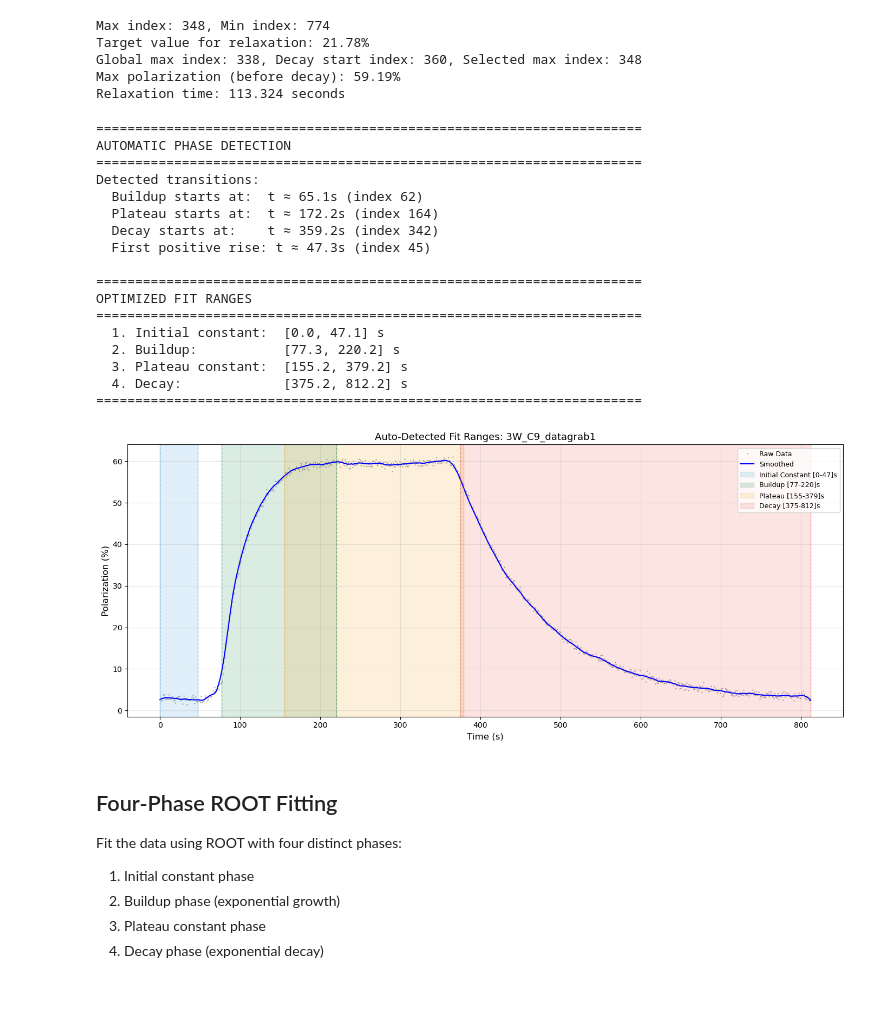
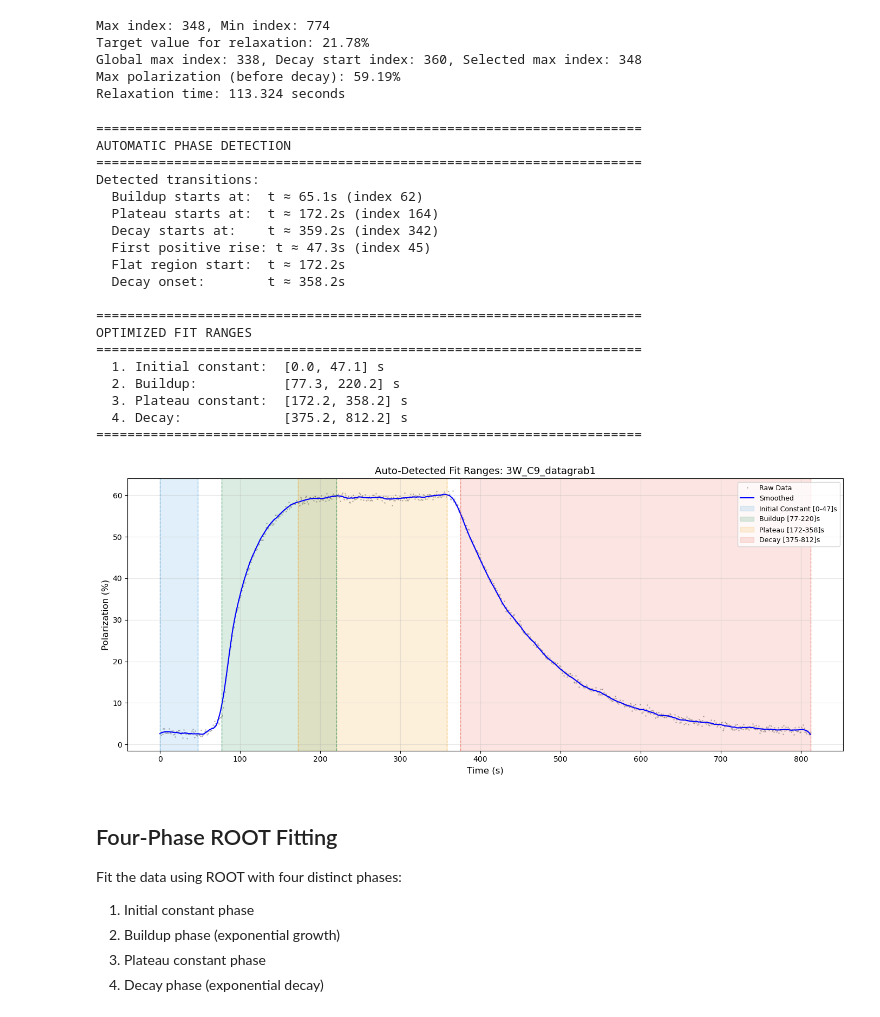
Before and after one commit to abhich2507/MEOP, a Jupyter notebook: power_dependence_analysis.ipynb, the cells around one changed output. Drawn from its saved outputs; the diff is of its cells as text; code cells hidden in the pictures.

```diff
--- a/power_dependence_analysis.ipynb
+++ b/power_dependence_analysis.ipynb
@@ -358,16 +358,44 @@ def compute_fit_ranges(df, verbose=True):
     buildup_range_max = best_bu_max
 
     # --- Optimize plateau/constant range ---
-    # Start: after buildup settles, End: before decay begins
-    best_pl_min = t_plateau_start
-    best_pl_max = t_decay_start
+    # Plateau must be STRICTLY inside the flat region:
+    #   Left end:  at or after t_flat_start (confirmed near-zero derivative)
+    #   Right end: before the first negative derivative kick (decay onset)
+    # Both endpoints must have near-zero derivative.
+
+    # Find where decay truly begins: walk backward from decay_start_idx to find
+    # the last point where derivative is still near-zero before it goes negative.
+    decay_onset_idx = decay_start_idx
+    for i in range(decay_start_idx, plateau_start_idx, -1):
+        if abs(deriv_smooth[i]) < zero_threshold:
+            decay_onset_idx = i
+            break
+    t_decay_onset = time[decay_onset_idx]
+
+    if verbose:
+        print(f"  Flat region start:  t ≈ {t_flat_start:.1f}s")
+        print(f"  Decay onset:        t ≈ {t_decay_onset:.1f}s")
+
+    best_pl_min = t_flat_start
+    best_pl_max = t_decay_onset
     best_chi2 = np.inf
 
-    for s_off in np.arange(-search_window, search_window/2, 3.0):
-        for e_off in np.arange(-search_window/2, search_window, 3.0):
-            s_cand = t_plateau_start + s_off
-            e_cand = t_decay_start + e_off
-            if s_cand < buildup_range_min or e_cand <= s_cand + 20 or e_cand > t_max:
+    # Scan left end: from t_flat_start onward (not before — must be in flat region)
+    # Scan right end: up to t_decay_onset (not beyond — must stay before decay)
+    for s_off in np.arange(0, (t_decay_onset - t_flat_start) / 2, 3.0):
+        for e_off in np.arange(0, -(t_decay_onset - t_flat_start) / 2, -3.0):
+            s_cand = t_flat_start + s_off
+            e_cand = t_decay_onset + e_off
+            if e_cand <= s_cand + 20:
+                continue
+            # Verify both endpoints are in flat region
+            s_idx = np.searchsorted(time, s_cand)
+            s_idx = min(s_idx, len(deriv_smooth) - 1)
+            e_idx = np.searchsorted(time, e_cand)
+            e_idx = min(e_idx, len(deriv_smooth) - 1)
+            if abs(deriv_smooth[s_idx]) > zero_threshold:
+                continue
+            if abs(deriv_smooth[e_idx]) > zero_threshold:
                 continue
             chi2_val = try_constant_fit(time, pol_smooth, s_cand, e_cand)
             if abs(chi2_val - 1.0) < abs(best_chi2 - 1.0):
@@ -450,35 +478,37 @@ def compute_fit_ranges(df, verbose=True):
 
         ax.set_xlabel("Time (s)", fontsize=12)
         ax.set_ylabel("Polarization (%)", fontsize=12)
         ax.set_title(f"Auto-Detected Fit Ranges: {filename}", fontsize=13)
         ax.legend(loc='best', fontsize=9)
         ax.grid(True, alpha=0.3)
         plt.tight_layout()
         plt.show()
 
     return ranges
 
 # Run the automatic range detection
 auto_ranges = compute_fit_ranges(df, verbose=True)
 # %% [output]
 ======================================================================
 AUTOMATIC PHASE DETECTION
 ======================================================================
 Detected transitions:
   Buildup starts at:  t ≈ 65.1s (index 62)
   Plateau starts at:  t ≈ 172.2s (index 164)
   Decay starts at:    t ≈ 359.2s (index 342)
   First positive rise: t ≈ 47.3s (index 45)
+  Flat region start:  t ≈ 172.2s
+  Decay onset:        t ≈ 358.2s
 
 ======================================================================
 OPTIMIZED FIT RANGES
 ======================================================================
   1. Initial constant:  [0.0, 47.1] s
   2. Buildup:           [77.3, 220.2] s
-  3. Plateau constant:  [155.2, 379.2] s
+  3. Plateau constant:  [172.2, 358.2] s
   4. Decay:             [375.2, 812.2] s
 ======================================================================
-[figure, old version]
+[figure, new version]
 # %% [markdown]
 ## Four-Phase ROOT Fitting
 
```
Also changed, not shown: parts of 2 cells of this notebook, 47 other files.
